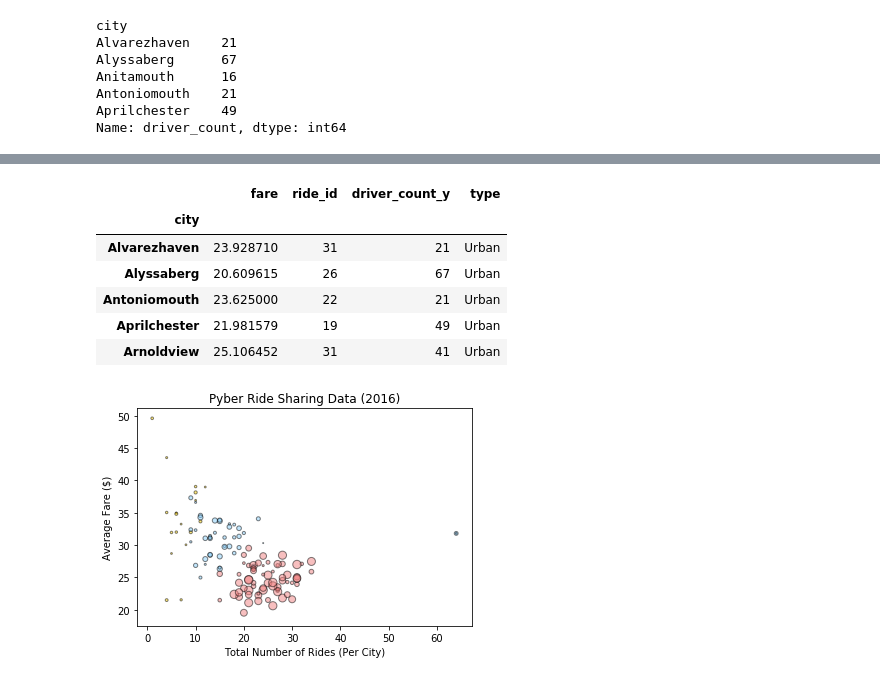
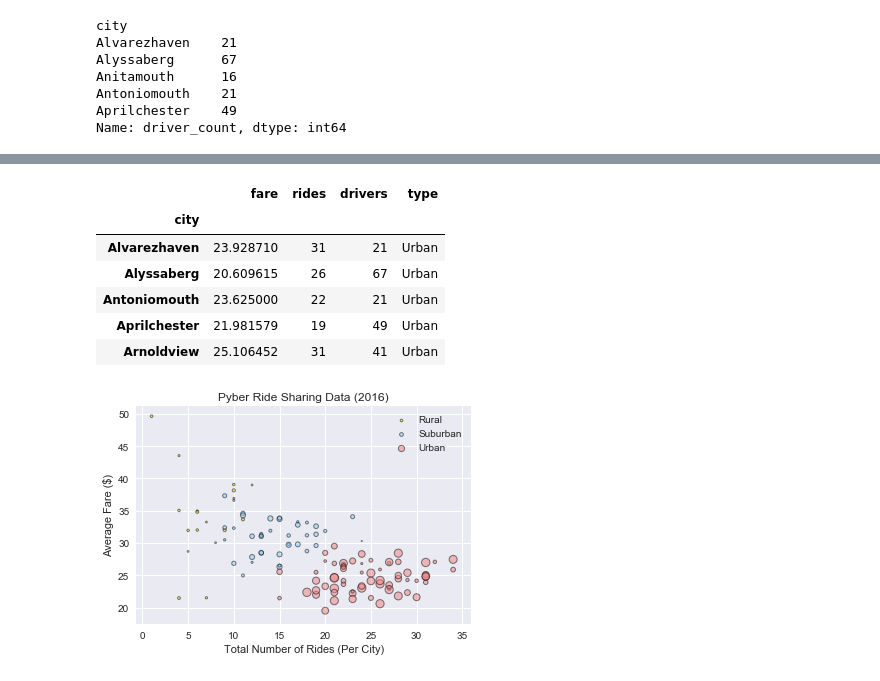
Before and after one commit to jmendiola84/Pyber, a Jupyter notebook: Pyber.ipynb, the cells around one changed output, grey strips where cells are left out. Saved outputs shown, nothing was run; the diff lists cells and outputs as text; code cells hidden in the pictures.

```diff
--- a/Pyber.ipynb
+++ b/Pyber.ipynb
@@ -200,5 +192,7 @@ pyber_type_df = pyber_cities_df.merge(rides_per_city.to_frame(), left_index=True
 pyber_type_df = pyber_type_df.merge(city_csv, left_index=True, right_on="city")
 pyber_type_df = pyber_type_df.drop('driver_count_x', 1)
 pyber_type_df = pyber_type_df.set_index('city')
+pyber_type_df = pyber_type_df.rename(index=str, columns={"ride_id": "rides", "driver_count_y": "drivers"})
+pyber_type_df = pyber_type_df.drop([0,"Port James"])
 pyber_type_df.head()
 # %% [output]
@@ -212,12 +218,10 @@ pyber_type_df.head()
 # %%
 rural_df = pyber_type_df.loc[pyber_type_df['type'] == 'Rural']
-rural_df
 suburban_df = pyber_type_df.loc[pyber_type_df['type'] == 'Suburban']
-suburban_df
 urban_df = pyber_type_df.loc[pyber_type_df['type'] == 'Urban']
 urban_df.head()
 # %% [output]
-|  | fare | ride_id | driver_count_y | type |
+|  | fare | rides | drivers | type |
 | city |  |  |  |  |
 | Alvarezhaven | 23.928710 | 31 | 21 | Urban |
 | Alyssaberg | 20.609615 | 26 | 67 | Urban |
@@ -225,38 +229,25 @@ urban_df.head()
 | Aprilchester | 21.981579 | 19 | 49 | Urban |
 | Arnoldview | 25.106452 | 31 | 41 | Urban |
 # %%
-#citylist['type'] = citylist['type'].replace({'Rural':'1','Suburban':'2', 'Urban':'3'})
-
-#urbanlist =
-
-#urban_list = pyber_df.groupby(['type'])
-#urban_list
-#loc[city_list['type'] == 0]
-
 # create data
-x = rural_df['ride_id']
+x = rural_df['rides']
 y = rural_df['fare']
-a = suburban_df['ride_id']
+a = suburban_df['rides']
 b = suburban_df['fare']
-c = urban_df['ride_id']
+c = urban_df['rides']
 d = urban_df['fare']
 
 
-
 # use the scatter function
-plt.scatter(x, y, s= rural_df['driver_count_y'], c="gold", alpha=0.5, edgecolors = "black", linewidth=1)
-plt.scatter(a, b, s= suburban_df['driver_count_y'], c="lightskyblue", alpha=0.5, edgecolors = "black", linewidth=1)
-plt.scatter(c, d, s= urban_df['driver_count_y'], c="lightcoral", alpha=0.5, edgecolors = "black", linewidth=1)
-
-
+plt.scatter(x, y, s= rural_df['drivers'], c="gold", label="Rural", alpha=0.5, edgecolors = "black", linewidth=1)
+plt.scatter(a, b, s= suburban_df['drivers'], c="lightskyblue", label="Suburban", alpha=0.5, edgecolors = "black", linewidth=1)
+plt.scatter(c, d, s= urban_df['drivers'], c="lightcoral", label="Urban", alpha=0.5, edgecolors = "black", linewidth=1)
 
 plt.title("Pyber Ride Sharing Data (2016)")
 plt.xlabel("Total Number of Rides (Per City)")
 plt.ylabel("Average Fare ($)")
-#plt.legend([0,1,2], (city_list.index.values))
-#,('Rural','Suburban','Urban'))
+plt.legend()
+sb.axes_style("darkgrid")
 plt.show()
-
-#["Rural","Suburban","Urban"]
 # %% [output]
-[figure, old version]
+[figure, new version]
```
Also changed, not shown: parts of 4 cells of this notebook, 2 other files.
